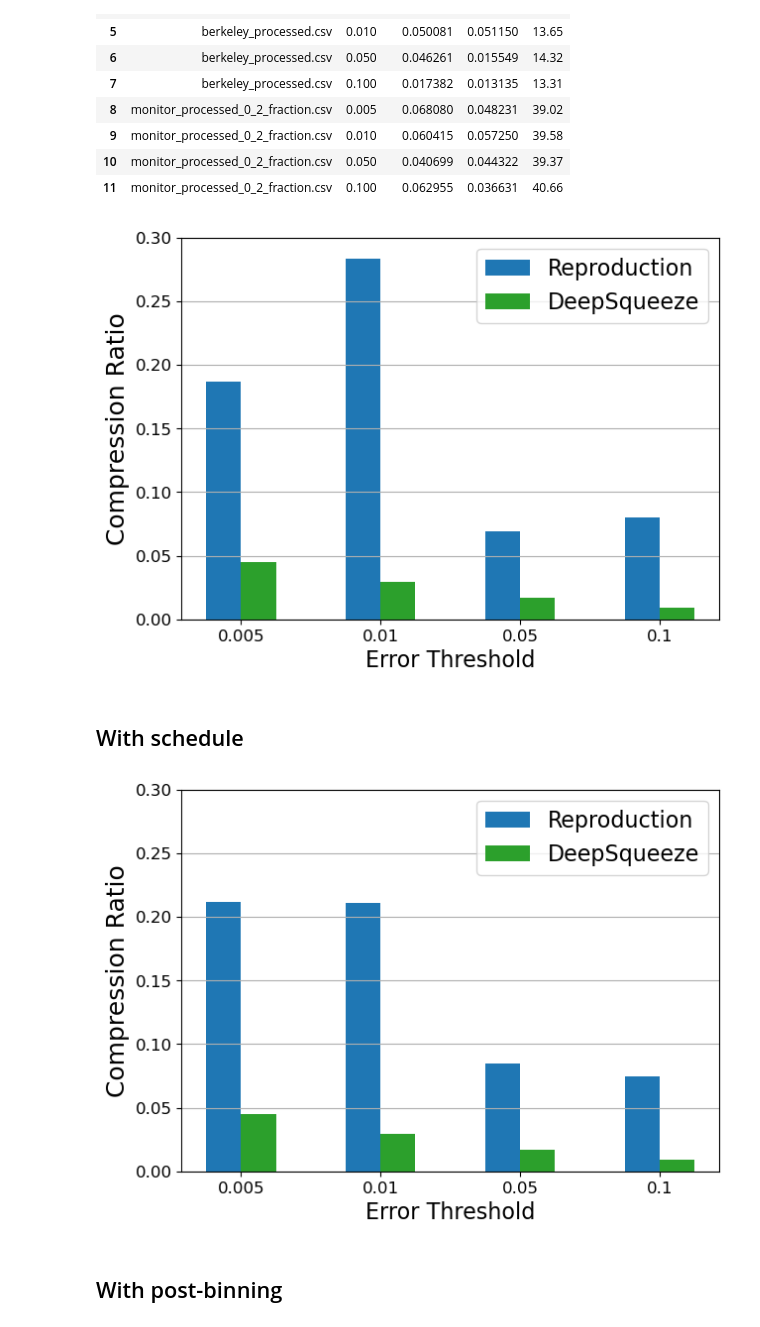
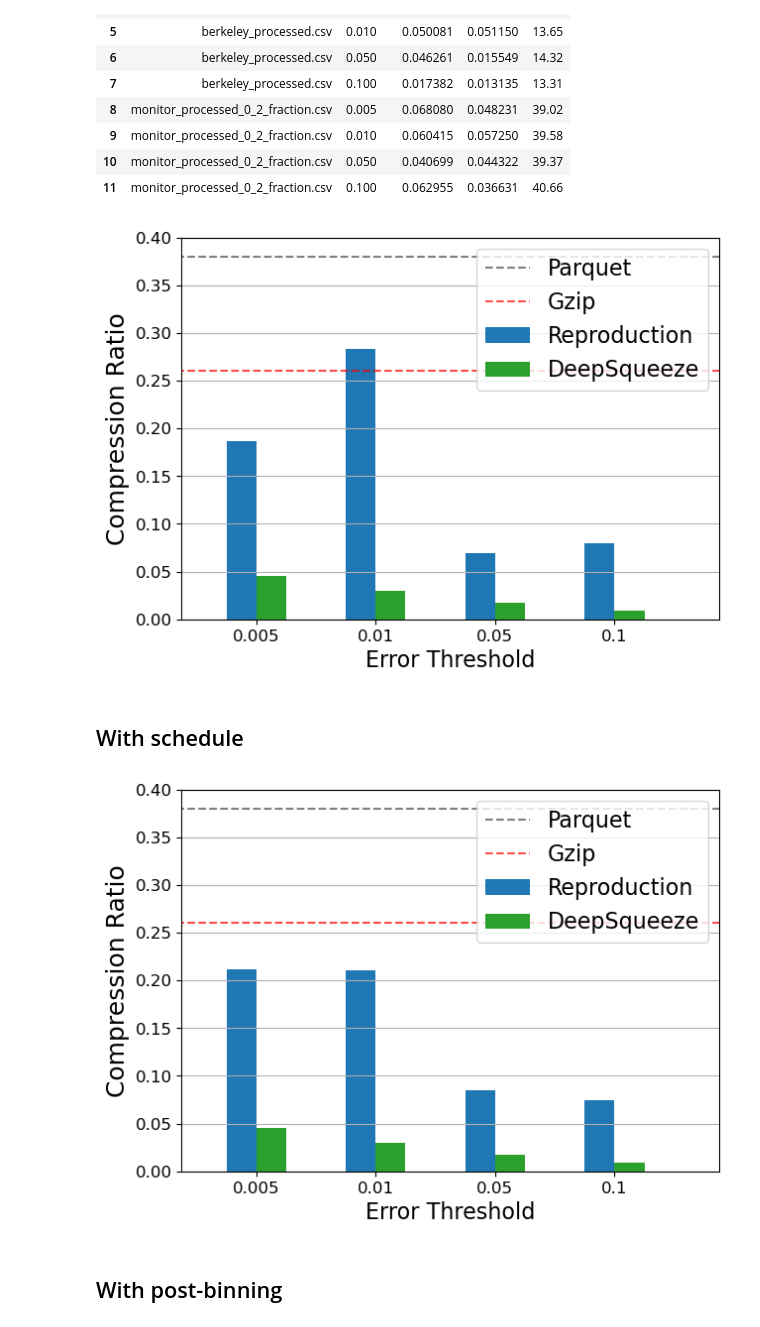
Before and after one commit to MikeXydas/DeepSqueeze, a Jupyter notebook: notebooks/plotting.ipynb, the cells around one changed output. Saved outputs shown, nothing was run; the diff lists cells and outputs as text; code cells hidden in the pictures.

```diff
--- a/notebooks/plotting.ipynb
+++ b/notebooks/plotting.ipynb
@@ -52,43 +52,51 @@ x = np.arange(len(no_bin_no_sched_corel))
 plt.grid(axis='y')
 plt.bar(x, no_bin_no_sched_corel.MeanRatio, color="tab:blue", label="Reproduction",width = 0.25)
 plt.bar(x+0.25, deep_squeeze_corel[:, 1], color="tab:green", label="DeepSqueeze",width = 0.25)
+plt.hlines(0.38, -1, 5, label='Parquet', linestyles='dashed', color='gray')
+plt.hlines(0.26, -1, 5, label='Gzip', linestyles='dashed', color='red', alpha=0.7)
+plt.xlim(-0.5, 4)
 # plt.errorbar(x, no_bin_no_sched_corel.MeanRatio, yerr=no_bin_no_sched_corel.StdRatio, fmt='.k', capsize=8, label="Std (10 repeats)")
 plt.xlabel("Error Threshold", fontsize=16)
 plt.ylabel("Compression Ratio", fontsize=18)
 plt.xticks(x+0.125, labels=deep_squeeze_corel[:, 0], fontsize=12)
 plt.yticks(fontsize=12)
-plt.ylim((0, 0.3))
+plt.ylim((0, 0.4))
+
 plt.legend(prop={'size': 16})
 
 plt.savefig('../storage/plots/original_corel.png', format='png', dpi=1200, bbox_inches = 'tight')
 plt.show()
 # %% [output]
-[figure, old version]
+[figure, new version]
 # %% [markdown]
 ## With schedule
 # %%
 with_sched_results = pd.read_csv('../storage/results/NO_POST_BINNING_WITH_STEP_SCHED_res_MSE_post_bin_d_2_w_2_b_VAR_cs_1_e_1.csv', index_col=0)
 with_sched_results_corel = with_sched_results[with_sched_results['Data'] == 'corel_processed.csv'].drop(['Data', 'Time'], axis=1)
 # display(no_bin_no_sched_corel)
 
 fig = plt.figure(figsize=(7,5))
 
 x = np.arange(len(with_sched_results_corel))
 plt.grid(axis='y')
 plt.bar(x, with_sched_results_corel.MeanRatio, color="tab:blue", label="Reproduction",width = 0.25)
 plt.bar(x+0.25, deep_squeeze_corel[:, 1], color="tab:green", label="DeepSqueeze",width = 0.25)
+plt.hlines(0.38, -1, 5, label='Parquet', linestyles='dashed', color='gray')
+plt.hlines(0.26, -1, 5, label='Gzip', linestyles='dashed', color='red', alpha=0.7)
+plt.xlim(-0.5, 4)
+plt.ylim((0, 0.4))
 # plt.errorbar(x, no_bin_no_sched_corel.MeanRatio, yerr=no_bin_no_sched_corel.StdRatio, fmt='.k', capsize=8, label="Std (10 repeats)")
 plt.xlabel("Error Threshold", fontsize=16)
 plt.ylabel("Compression Ratio", fontsize=18)
 plt.xticks(x+0.125, labels=deep_squeeze_corel[:, 0], fontsize=12)
 plt.yticks(fontsize=12)
-plt.ylim((0, 0.3))
+
 plt.legend(prop={'size': 16})
 
 plt.savefig('../storage/plots/with_sched_corel.png', format='png', dpi=1200, bbox_inches = 'tight')
 plt.show()
 # %% [output]
-[figure, old version]
+[figure, new version]
 # %% [markdown]
 ## With post-binning
 # %%
```
Also changed, not shown: parts of 4 cells of this notebook, 3 other files.
